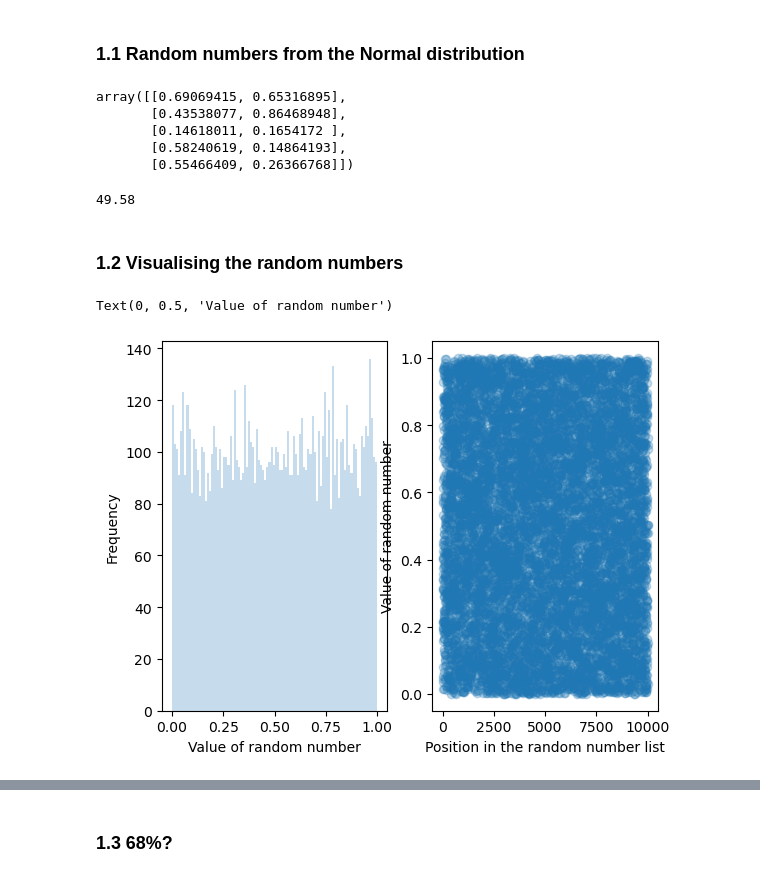
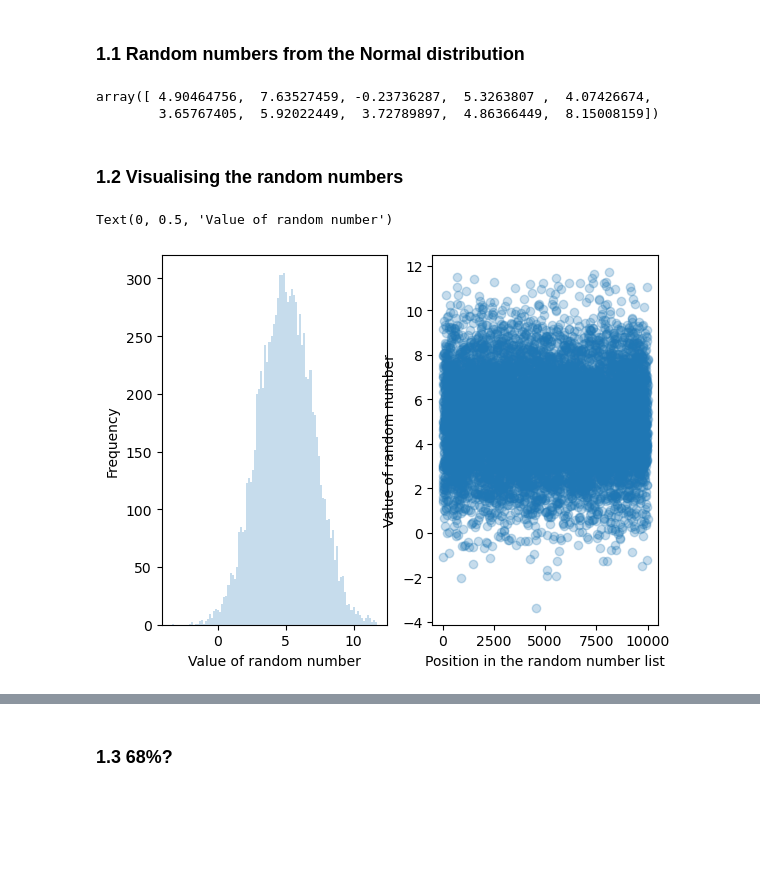
Before and after one commit to SPS-SP2273/learning-portfolio-lee-rui-kai, a Jupyter notebook: random numbers/random_numbers_(good).ipynb, the cells around one changed output, grey strips where cells are left out. Cells and saved outputs as stored; diff of their text form; code cells hidden in the pictures; blank space fills up the shorter version.

Commit message:
random numbers good

```diff
--- a/random numbers/random_numbers_(good).ipynb
+++ b/random numbers/random_numbers_(good).ipynb
@@ -5,41 +5,29 @@
 # %% [markdown]
 ### 1.1 Random numbers from the Normal distribution
 # %%
-np.random.rand()
-np.random.rand(10)
-np.random.rand(5,2)
+np.random.normal(loc=5, scale=2, size=10)
 # %% [output]
-array([[0.69069415, 0.65316895],
-       [0.43538077, 0.86468948],
-       [0.14618011, 0.1654172 ],
-       [0.58240619, 0.14864193],
-       [0.55466409, 0.26366768]])
+array([ 4.90464756,  7.63527459, -0.23736287,  5.3263807 ,  4.07426674,
+        3.65767405,  5.92022449,  3.72789897,  4.86366449,  8.15008159])
-# %%
-n = 10000
-random_numbers = np.random.rand(n)
-# The numbers less than .5 must be about 50%
-np.sum(random_numbers < .5) / n * 100
-# %% [output]
-49.58
 # %% [markdown]
 ### 1.2 Visualising the random numbers
 # %%
 from matplotlib import pyplot as plt
 # %%
-n = 10000
-random_numbers = np.random.rand(n)
+n = 1_000_0
+random_numbers = np.random.normal(loc=5, scale=2, size=n)
 
 fig, ax = plt.subplots(nrows=1, ncols=2)
 
 axis = ax[0]
 axis.hist(random_numbers, bins=100, alpha=.25)
 axis.set_xlabel("Value of random number")
 axis.set_ylabel("Frequency")
 
 axis = ax[1]
 axis.scatter(range(n), random_numbers, alpha=.25)
 axis.set_xlabel("Position in the random number list")
 axis.set_ylabel("Value of random number")
 # %% [output]
 Text(0, 0.5, 'Value of random number')
-[figure, old version]
+[figure, new version]
```
Also changed, not shown: parts of 16 cells of this notebook.
